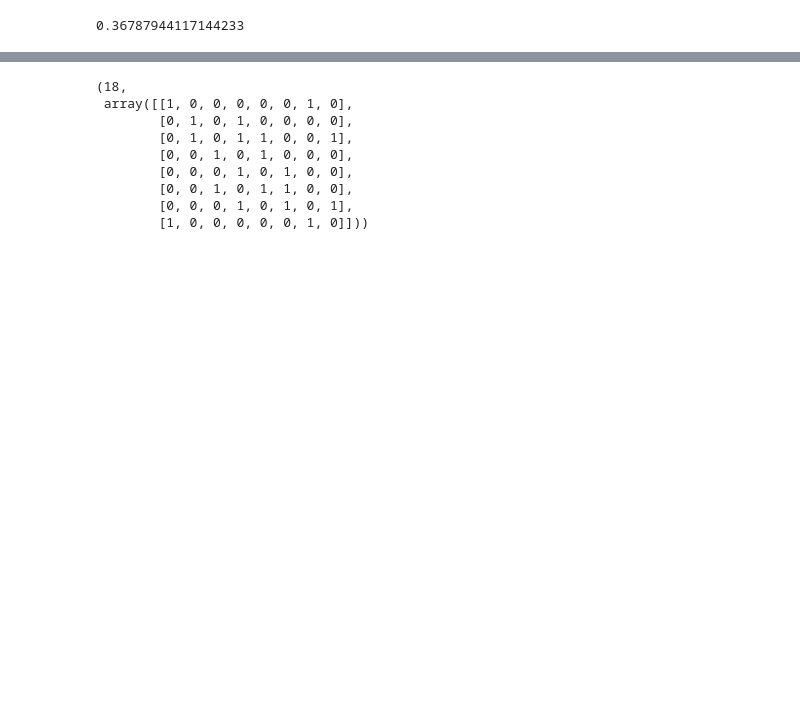
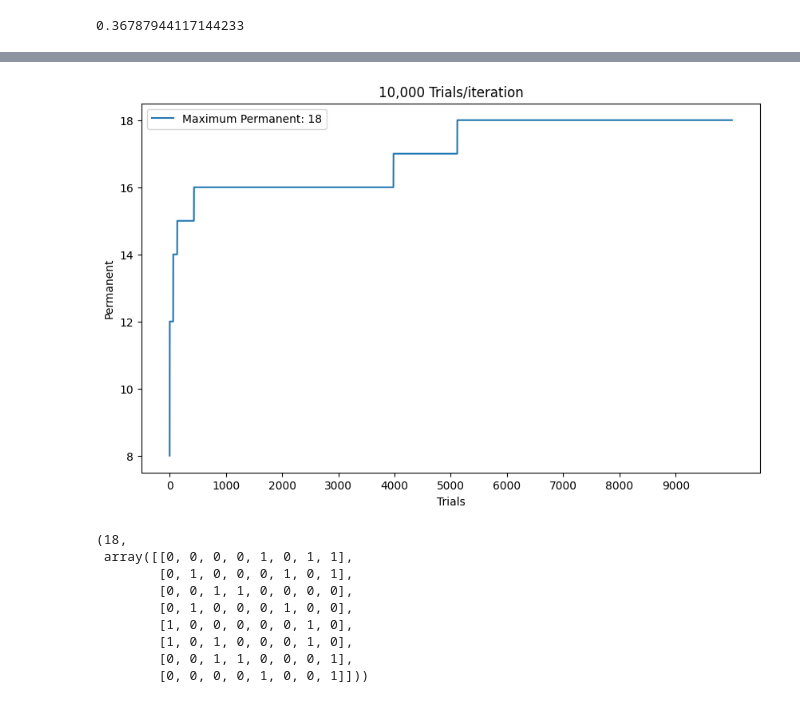
Before and after one commit to michaeledge27/mathModeling, a Jupyter notebook: projects/permanentProblem.ipynb, the cells around one changed output, grey strips where cells are left out. Cells and saved outputs as stored; diff of their text form; code cells hidden in the pictures; blank space fills up the shorter version.

```diff
--- a/projects/permanentProblem.ipynb
+++ b/projects/permanentProblem.ipynb
@@ -262,7 +262,7 @@ def plot_results(perms, trials, maximum):
     plt.xticks(np.arange(0, trials, trials//10))
     plt.xlabel('Trials')
     plt.ylabel('Permanent')
-    plt.title('1000 Trials/iteration')
+    plt.title('10,000 Trials/iteration')
     plt.show()
 # %%
 def simulation(trials):
@@ -364,7 +368,7 @@ def generate_neighbor_state(matrix):
 def calculate_energy(matrix):
     return permRecurse(0, [False] * len(matrix[0]), matrix)
 # %%
-def simmulate_annealing(n, m, temperature, matrix):
+def simmulate_annealing(temperature, matrix):
     # calculate permanent of starting matrix
     current_energy = calculate_energy(matrix)
     # generate a neighbor state
@@ -384,27 +388,23 @@ def simulate_the_annealing(n, m):
     # generate starting matrix
     matrix = generate_matrix(n, m)
     # starting temperature
-    temperature = 7
-    k = 0.0001
-    t = 0
+    temperature = 5
     # keep track of matrices
     matrices = []
     # keep trak of permanents
     permanent_values = []
     # keep track of probabilities
     probabilities = []
-    while temperature > 0.1:
+    while temperature > 0.0001:
         # return a matrix
-        matrix, prob = simmulate_annealing(n, m, temperature, matrix)
+        matrix, prob = simmulate_annealing(temperature, matrix)
         # cdalculate permanent of said matrix
         permanent_values.append(calculate_energy(matrix))
         matrices.append(matrix)
-        # temperature = 10 * np.exp(-k * t**2)
-        t += 1
-        temperature *= 0.95
+        temperature *= 0.60
         probabilities.append(prob)
     max_perm_index = permanent_values.index(max(permanent_values))
-    return max(permanent_values), matrices[max_perm_index]
+    return max(permanent_values), permanent_values[-1], permanent_values, probabilities, matrices[max_perm_index]
 # %%
 simulate_the_annealing(8, 20)
 # %% [output]
@@ -421,21 +429,29 @@ simulate_the_annealing(8, 20)
 def simmulation(n, m, trials):
     permanent_values = []
     matrices = []
+    old_max = 0
+    plot_values = []
     for i in range(trials):
         permanent, matrix = simulate_the_annealing(n, m)
         permanent_values.append(permanent)
         matrices.append(matrix)
+        if permanent > old_max:
+            old_max = permanent
+        plot_values.append(old_max)
+
+    plot_results(plot_values, trials, max(permanent_values))
     max_perm_index = permanent_values.index(max(permanent_values))
     return max(permanent_values), matrices[max_perm_index]
 # %%
-simmulation(8, 20, 100)
+simmulation(8, 20, 10000)
 # %% [output]
+[figure, added]
 (18,
- array([[1, 0, 0, 0, 0, 0, 1, 0],
-        [0, 1, 0, 1, 0, 0, 0, 0],
-        [0, 1, 0, 1, 1, 0, 0, 1],
-        [0, 0, 1, 0, 1, 0, 0, 0],
-        [0, 0, 0, 1, 0, 1, 0, 0],
-        [0, 0, 1, 0, 1, 1, 0, 0],
-        [0, 0, 0, 1, 0, 1, 0, 1],
-        [1, 0, 0, 0, 0, 0, 1, 0]]))
+ array([[0, 0, 0, 0, 1, 0, 1, 1],
+        [0, 1, 0, 0, 0, 1, 0, 1],
+        [0, 0, 1, 1, 0, 0, 0, 0],
+        [0, 1, 0, 0, 0, 1, 0, 0],
+        [1, 0, 0, 0, 0, 0, 1, 0],
+        [1, 0, 1, 0, 0, 0, 1, 0],
+        [0, 0, 1, 1, 0, 0, 0, 1],
+        [0, 0, 0, 0, 1, 0, 0, 1]]))
```
Also changed, not shown: parts of 3 cells of this notebook.
